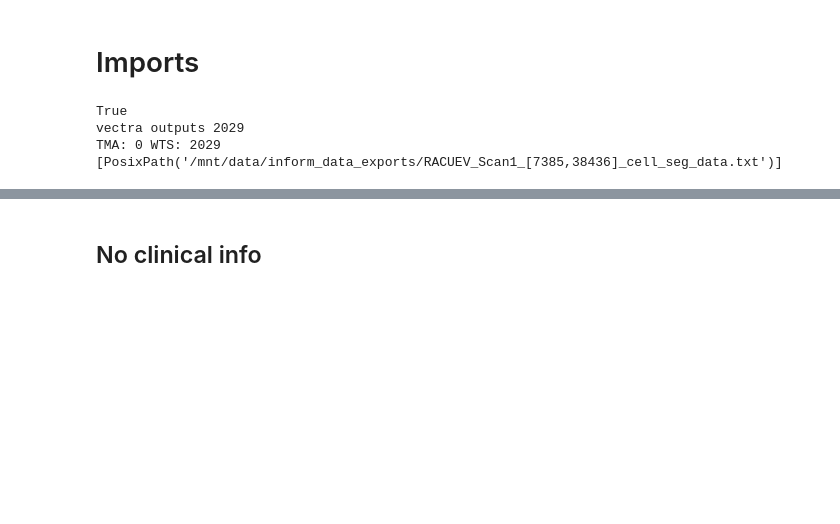
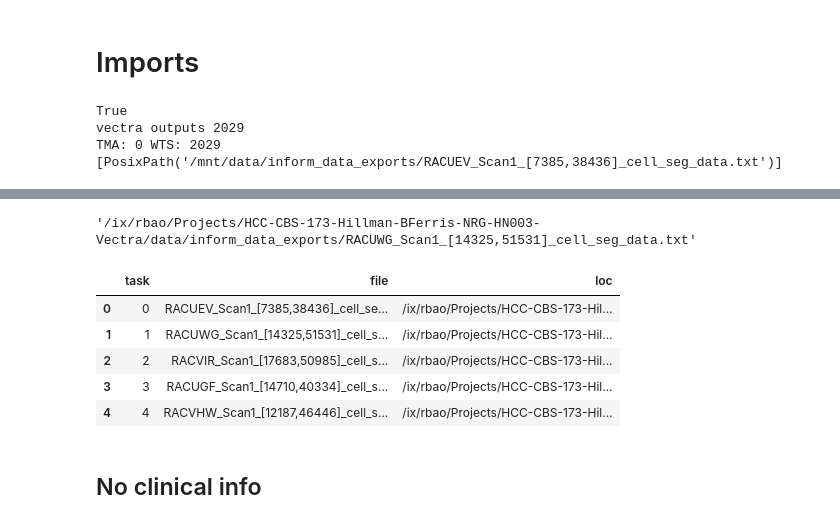
Before and after one commit to KidElectric/173-BFerris-NRG-HN003-Vectra, a Jupyter notebook: 00_combine_inform_vectra_outputs.ipynb, the cells around one changed output, grey strips where cells are left out. Cells and saved outputs as stored; diff of their text form; code cells hidden in the pictures; blank space fills up the shorter version.

```diff
--- a/00_combine_inform_vectra_outputs.ipynb
+++ b/00_combine_inform_vectra_outputs.ipynb
@@ -85,0 +90,2 @@ len(keep_cols)
+# %%
+sampleinfo = base.joinpath('sampleinfo')
@@ -85,0 +111,4 @@ len(keep_cols)
+# %%
+df.fnpn[1]
+# %% [output]
+'/ix/rbao/Projects/HCC-CBS-173-Hillman-BFerris-NRG-HN003-Vectra/data/inform_data_exports/RACUWG_Scan1_[14325,51531]_cell_seg_data.txt'
@@ -86,3 +119,14 @@ len(keep_cols)
+# %%
+df = pd.read_csv(sampleinfo.joinpath('file_list.tsv'),
+                 sep = '\t')
+df.head()
+# %% [output]
+|  | task | file | loc |
+| 0 | 0 | RACUEV_Scan1_[7385,38436]_cell_se... | /ix/rbao/Projects/HCC-CBS-173-Hil... |
+| 1 | 1 | RACUWG_Scan1_[14325,51531]_cell_s... | /ix/rbao/Projects/HCC-CBS-173-Hil... |
+| 2 | 2 | RACVIR_Scan1_[17683,50985]_cell_s... | /ix/rbao/Projects/HCC-CBS-173-Hil... |
+| 3 | 3 | RACUGF_Scan1_[14710,40334]_cell_s... | /ix/rbao/Projects/HCC-CBS-173-Hil... |
+| 4 | 4 | RACVHW_Scan1_[12187,46446]_cell_s... | /ix/rbao/Projects/HCC-CBS-173-Hil... |
 # %% [markdown]
 ## No clinical info
 # %% [markdown]
```
Also changed, not shown: parts of 7 cells of this notebook, 5 other files.
